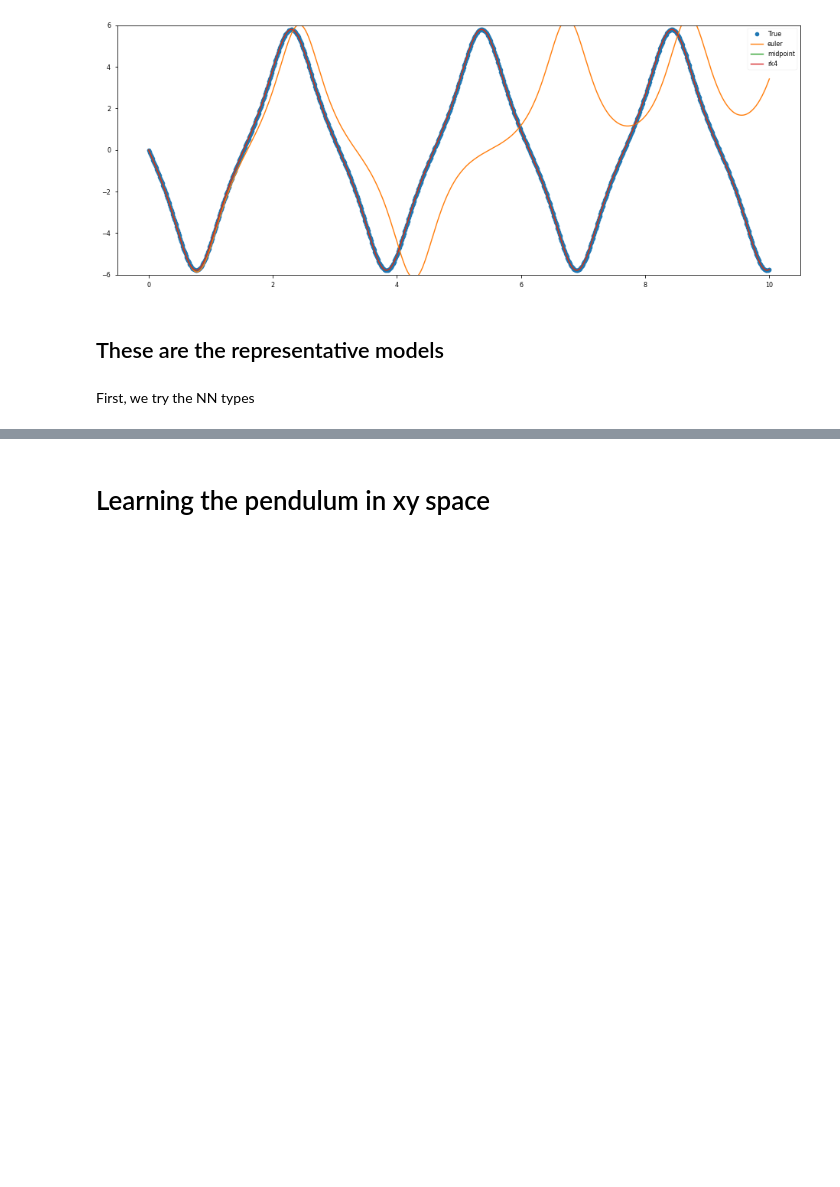
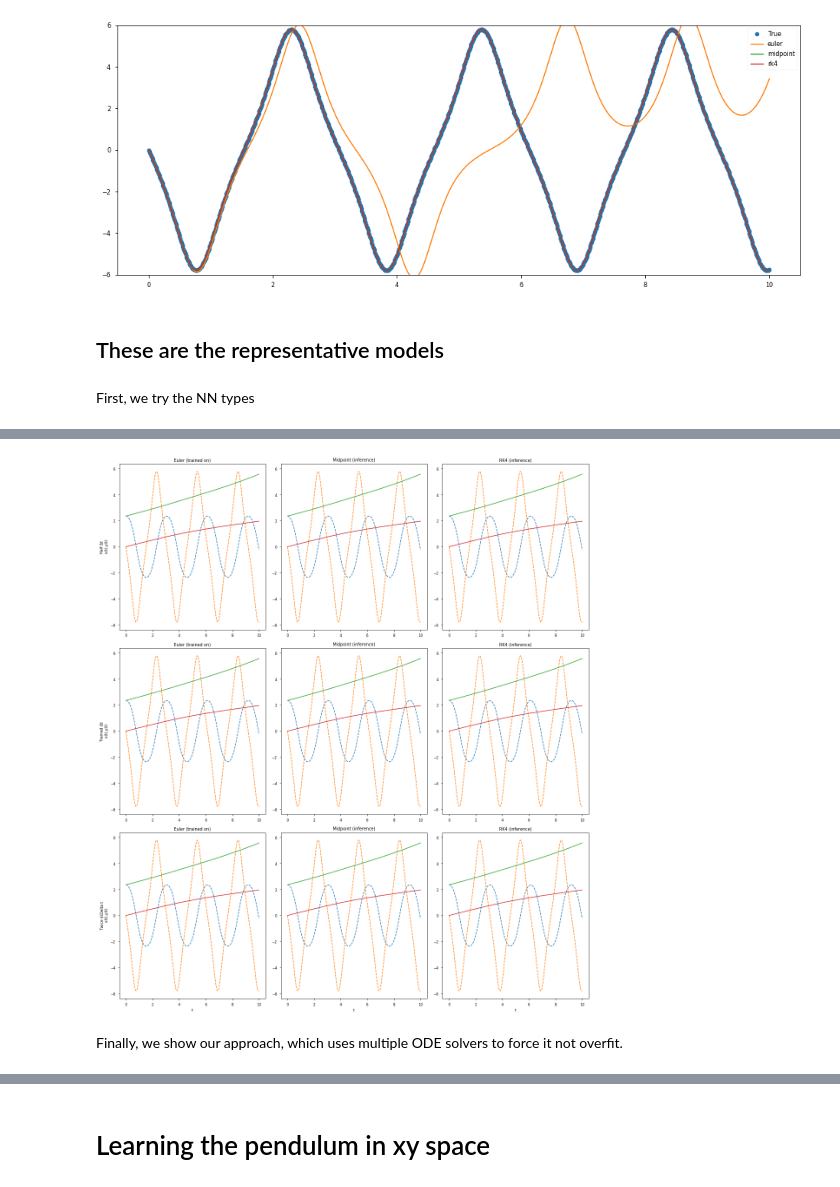
Before and after one commit to afqueiruga/on_learned_dynamics, a Jupyter notebook: NonlinearPendulum.ipynb, the cells around one changed output, grey strips where cells are left out. Saved outputs shown, nothing was run; the diff lists cells and outputs as text; code cells hidden in the pictures; blank space fills up the shorter version.

```diff
--- a/NonlinearPendulum.ipynb
+++ b/NonlinearPendulum.ipynb
@@ -51,2 +63,28 @@ class ResRNN(torch.nn.Module):
+# %%
+## TODO: Migrate out
+def solve_and_plot(model, model_ts, data, data_ts=None, method='rk4', idcs=0):
+    if data_ts is None:
+        data_ts = model_ts
+    with torch.no_grad():
+        pred = torchdiffeq.odeint(model, data[0,:], model_ts, method=method)
+    plt.plot(data_ts.cpu().numpy(), data.detach().cpu().numpy()[:,idcs], '--')
+    plt.plot(model_ts.cpu().numpy(), pred.detach().cpu().numpy()[:,idcs])
+# %%
+ts_double = torch.linspace(0,t_max,N_time_step//2)
+ts_half = torch.linspace(0,t_max,N_time_step*2)
+def plot_3x3(model, data, idcs=slice(0,2)):
+    plt.figure(figsize=(plotting.FIG_SIZE_FULL[0],plotting.FIG_SIZE_FULL[1]*3))
+    plots = [('euler','Euler (trained on)'),
+             ('midpoint','Midpoint (inference)'),
+             ('rk4','RK4 (inference)')]
+    ts_sets = [(ts_half,'Half $\Delta t$'), (torch_ts,'Trained $\Delta t$'), (ts_double, 'Twice $\Delta t')]
+    for j,(tset,tlabel) in enumerate(ts_sets):
+        for i,(method,title) in enumerate(plots):
+            plt.subplot(3,3,1+3*j+i)
+            plt.title(title)
+            solve_and_plot(model,tset, data,torch_ts,method,idcs=idcs)
+            if(i==0): plt.ylabel(tlabel+'\n x(t),y(t)')
+            if(j==3-1): plt.xlabel('t')
+    plt.tight_layout()
 # %% [markdown]
 # Learning the pendulum in theta-space
@@ -142,0 +210,4 @@ plotem(ys_resrnn)
+# %%
+plot_3x3(ode_neural, theta_data)
+# %% [output]
+[figure, added]
@@ -142,0 +245,2 @@ plotem(ys_resrnn)
+# %% [markdown]
+Finally, we show our approach, which uses multiple ODE solvers to force it not overfit.
```
Also changed, not shown: parts of 29 cells of this notebook, 2 other files.
